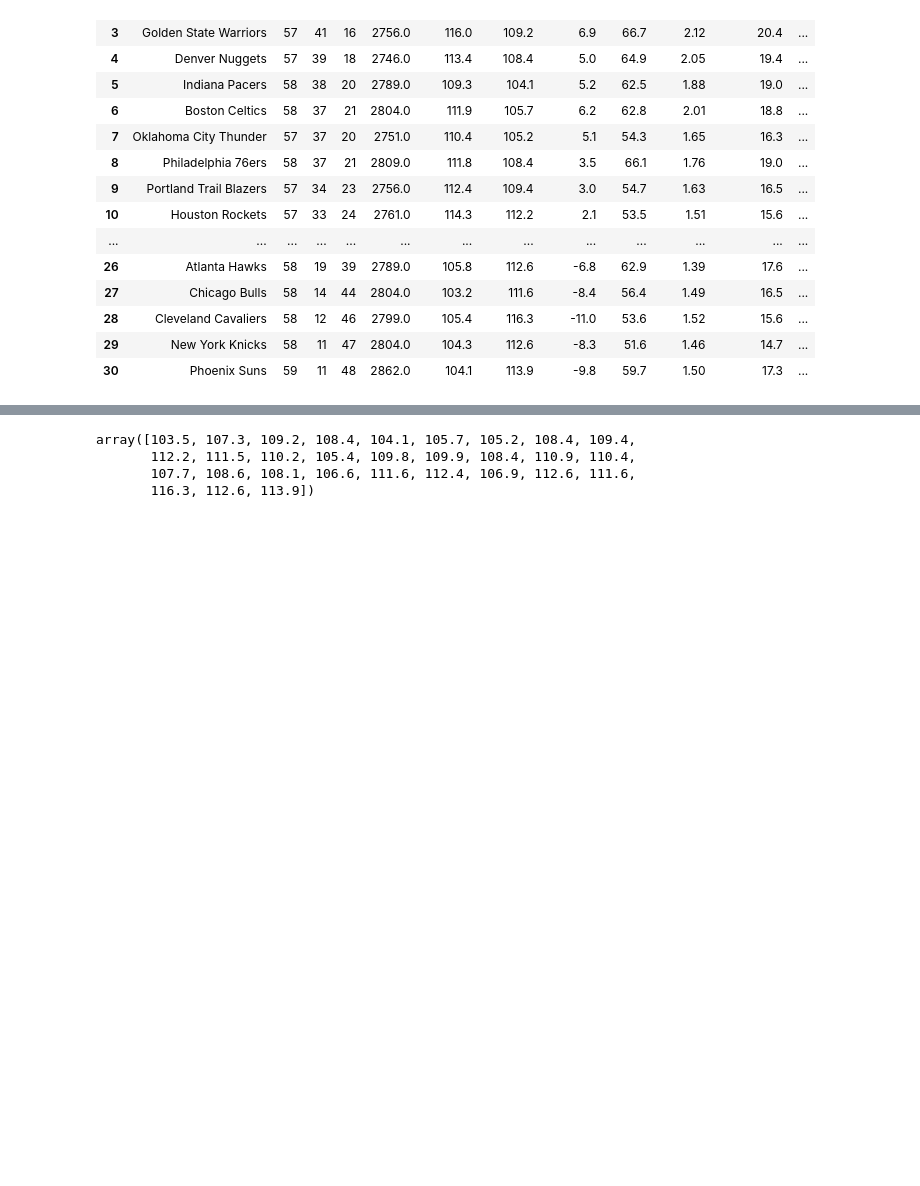
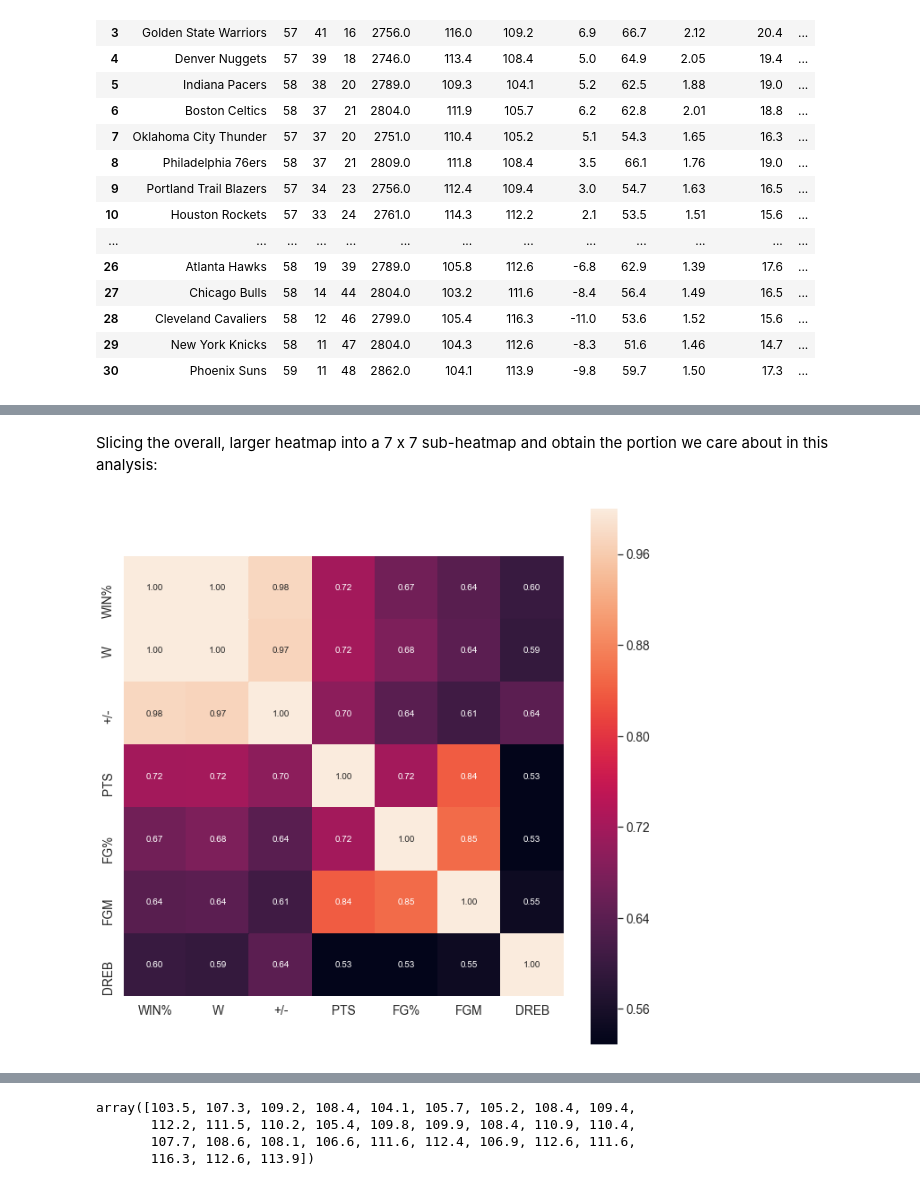
Before and after one commit to xuzhe0205/NBADataScience, a Jupyter notebook: NBATeamsAnalysis.ipynb, the cells around one changed output, grey strips where cells are left out. Cells and saved outputs as stored; diff of their text form; code cells hidden in the pictures; blank space fills up the shorter version.

```diff
--- a/NBATeamsAnalysis.ipynb
+++ b/NBATeamsAnalysis.ipynb
@@ -117,0 +118,12 @@ Extract meaningful attributes from advanced and traditional team data: defense r
+# %% [markdown]
+Slicing the overall, larger heatmap into a 7 x 7 sub-heatmap and obtain the portion we care about in this analysis:
+# %%
+k = 7 #number of variables for heatmap
+f,ax = plt.subplots(figsize=(11, 11))
+cols = teamstats.corr().nlargest(k, 'WIN%')['WIN%'].index
+cm = np.corrcoef(teamstats[cols].values.T)
+sns.set(font_scale=1.25)
+hm = sns.heatmap(cm, cbar=True, annot=True, square=True, fmt='.2f', annot_kws={'size': 10}, yticklabels=cols.values, xticklabels=cols.values)
+plt.show()
+# %% [output]
+[figure, added]
```
Also changed, not shown: parts of 43 cells of this notebook, 2 other files.
